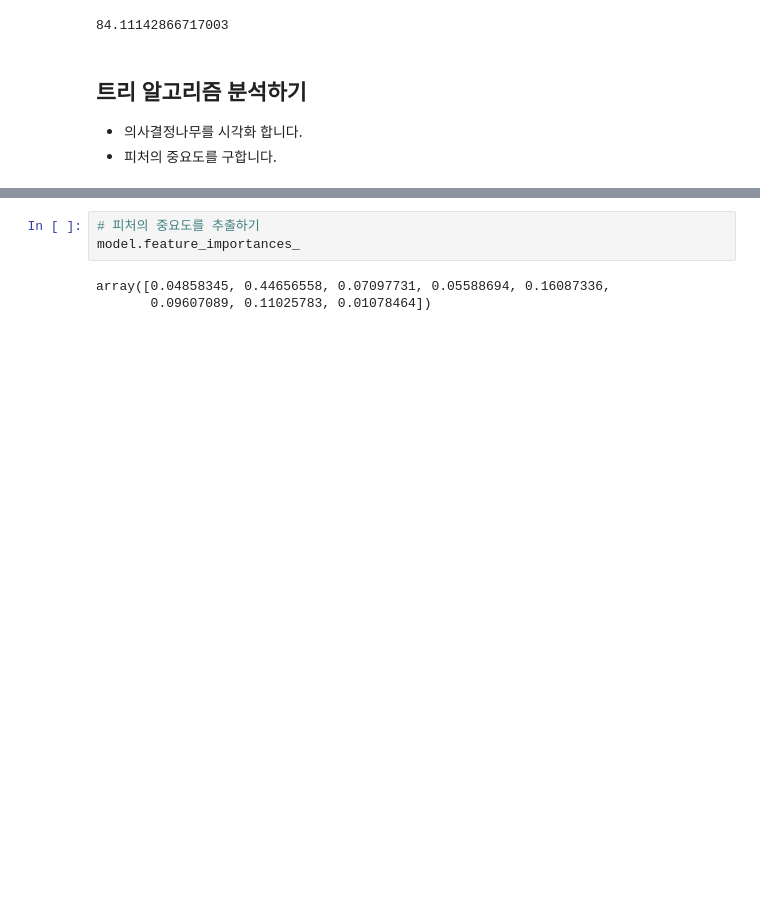
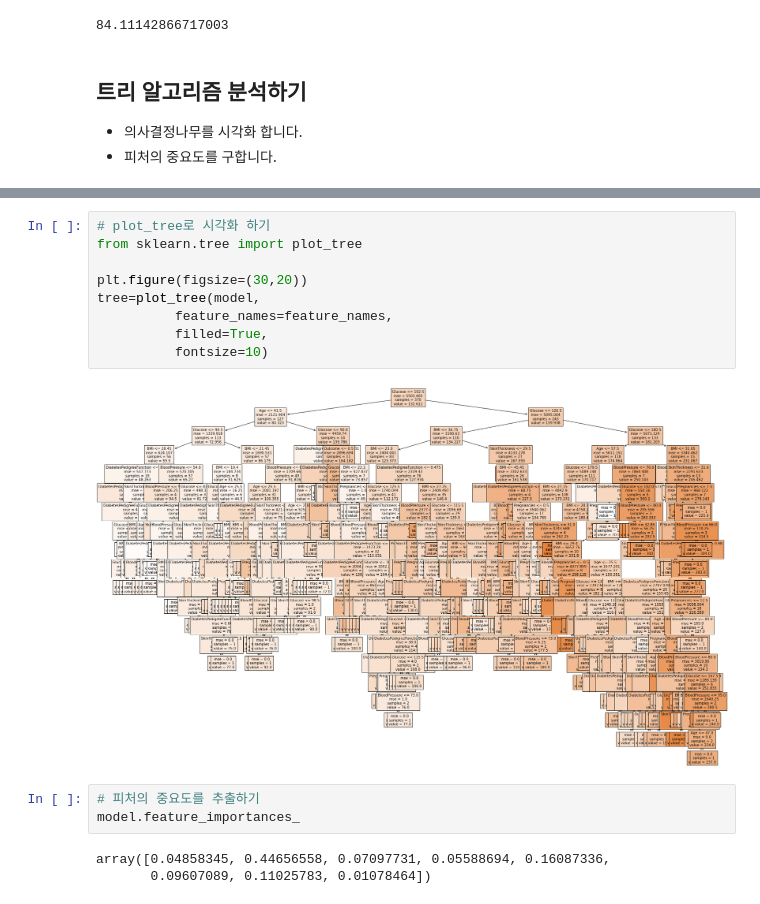
Before and after one commit to ljh5973/itwill_python, a Jupyter notebook: naverconnect/pima-regression-baseline-01.ipynb, the cells around one changed output, grey strips where cells are left out. Cells and saved outputs as stored; diff of their text form; blank space fills up the shorter version.

```diff
--- a/naverconnect/pima-regression-baseline-01.ipynb
+++ b/naverconnect/pima-regression-baseline-01.ipynb
@@ -316,3 +346,14 @@ np.sqrt(((y_train - y_predict) ** 2).mean())
+# %%
+# plot_tree로 시각화 하기
+from sklearn.tree import plot_tree
+
+plt.figure(figsize=(30,20))
+tree=plot_tree(model,
+          feature_names=feature_names,
+          filled=True,
+          fontsize=10)
+# %% [output]
+[figure, added]
 # %%
 # 피처의 중요도를 추출하기
 model.feature_importances_
```
Also changed, not shown: parts of 16 cells of this notebook, 9 other files.
